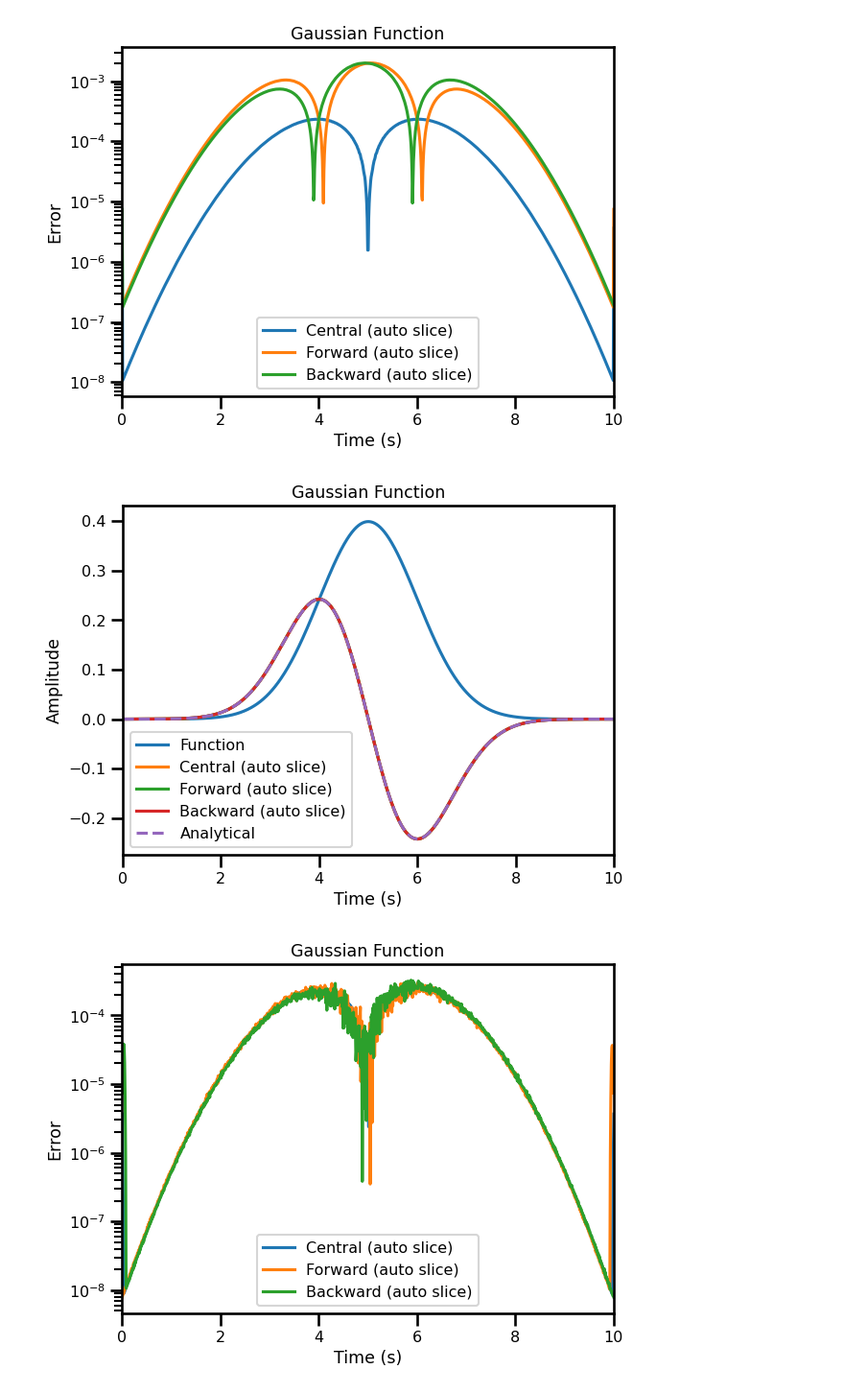
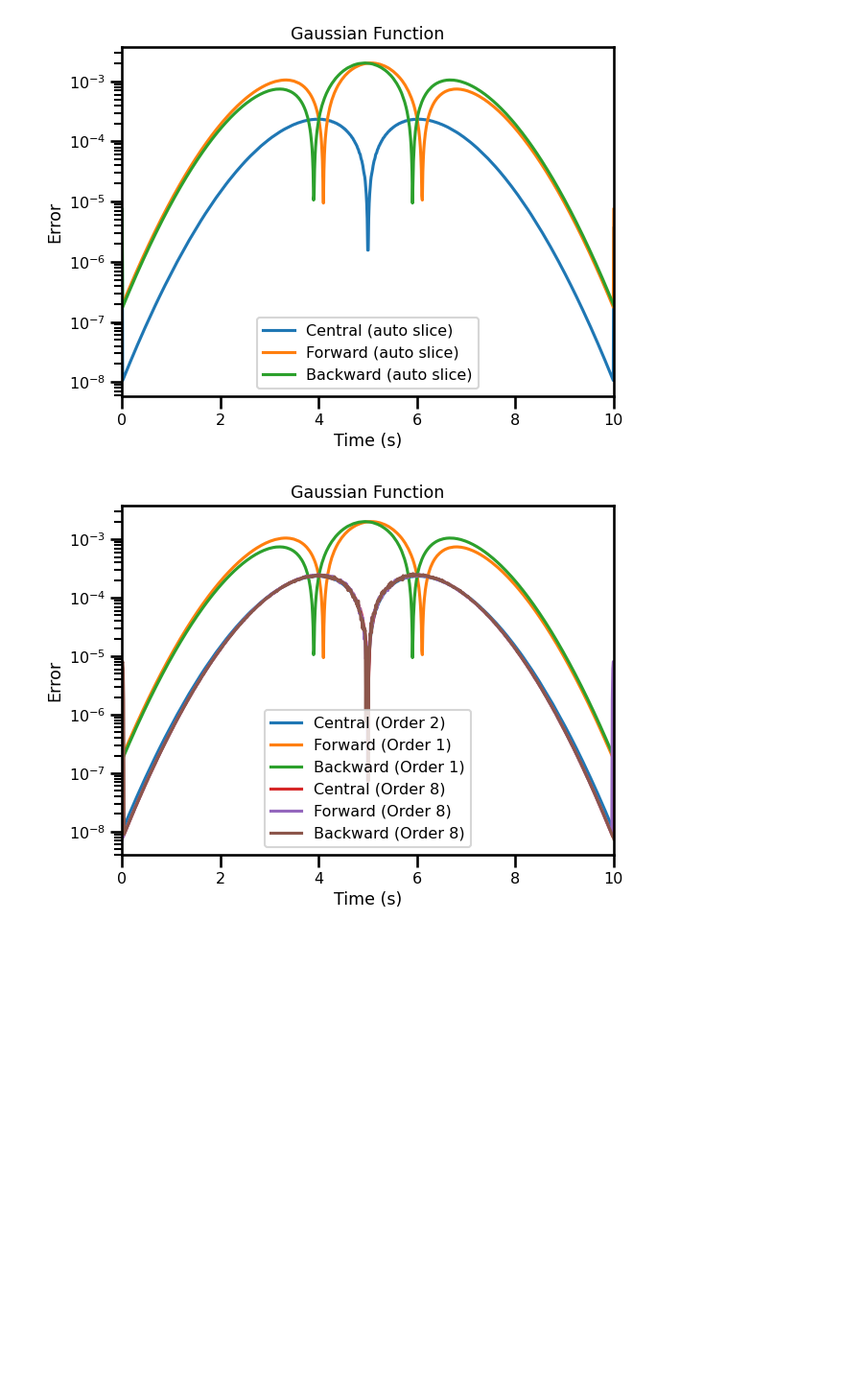
Before and after one commit to jejjohnson/jaxsw, a Jupyter notebook: notebooks/dev/eman/differential_operators/1_finite_diff_slice.ipynb, the cells around one changed output. Shown at 96% size. Cells and saved outputs as stored; diff of their text form; code cells hidden in the pictures; blank space fills up the shorter version.

```diff
--- a/notebooks/dev/eman/differential_operators/1_finite_diff_slice.ipynb
+++ b/notebooks/dev/eman/differential_operators/1_finite_diff_slice.ipynb
@@ -954,11 +954,11 @@ plt.show()
 [figure]
 [figure]
 # %%
-solutions["slice_auto"] = dict()
+solutions["slice_auto_fine"] = dict()
 
 dx = (dt,)
 axis = 0
-accuracy = 8
+accuracy = 4
 derivative = 1
 mode = "edge"
 method = "central"
@@ -973,12 +973,12 @@ operator = Derivative(
 )
 
 
-solutions["slice_auto"]["central"] = operator(f)
+solutions["slice_auto_fine"]["central"] = operator(f)
 
 # BACKWARDS
 dx = (dt,)
 axis = 0
-accuracy = 8
+accuracy = 4
 derivative = 1
 mode = "edge"
 method = "backward"
@@ -993,13 +993,13 @@ operator = Derivative(
 )
 
 
-solutions["slice_auto"]["backward"] = operator(f)
+solutions["slice_auto_fine"]["backward"] = operator(f)
 
 
 # FORWARD
 dx = (dt,)
 axis = 0
-accuracy = 8
+accuracy = 4
 derivative = 1
 mode = "edge"
 method = "forward"
@@ -1014,41 +1014,46 @@ operator = Derivative(
 )
 
 
-solutions["slice_auto"]["forward"] = operator(f)
+solutions["slice_auto_fine"]["forward"] = operator(f)
 # %%
-fig, ax = plt.subplots()
-ax.plot(time, f, label="Function")
-ax.plot(time, solutions["slice_auto"]["central"], label=f"Central (auto slice)")
-ax.plot(time, solutions["slice_auto"]["forward"], label=f"Forward (auto slice)")
-ax.plot(time, solutions["slice_auto"]["backward"], label=f"Backward (auto slice)")
-ax.plot(time, df, label="Analytical", linestyle="--")
-ax.set(
-    title="Gaussian Function",
-    xlabel="Time (s)",
-    ylabel="Amplitude",
-    xlim=(0,tmax)
-)
-plt.legend()
-plt.tight_layout()
-plt.show()
+# fig, ax = plt.subplots()
+# ax.plot(time, f, label="Function")
+# ax.plot(time, solutions["slice_auto"]["central"], label=f"Central (auto slice)")
+# ax.plot(time, solutions["slice_auto"]["forward"], label=f"Forward (auto slice)")
+# ax.plot(time, solutions["slice_auto"]["backward"], label=f"Backward (auto slice)")
+# ax.plot(time, df, label="Analytical", linestyle="--")
+# ax.set(
+#     title="Gaussian Function",
+#     xlabel="Time (s)",
+#     ylabel="Amplitude",
+#     xlim=(0,tmax)
+# )
+# plt.legend()
+# plt.tight_layout()
+# plt.show()
 
 fig, ax = plt.subplots()
 ax.plot(time,
-        np.abs(solutions["slice_auto"]["central"] - df), label="Central (auto slice)")
+        np.abs(solutions["slice_auto"]["central"] - df), label="Central (Order 2)")
 ax.plot(time,
-        np.abs(solutions["slice_auto"]["forward"] - df), label="Forward (auto slice)")
+        np.abs(solutions["slice_auto"]["forward"] - df), label="Forward (Order 1)")
 ax.plot(time,
-        np.abs(solutions["slice_auto"]["backward"] - df), label="Backward (auto slice)")
+        np.abs(solutions["slice_auto"]["backward"] - df), label="Backward (Order 1)")
+ax.plot(time,
+        np.abs(solutions["slice_auto_fine"]["central"] - df), label="Central (Order 8)")
+ax.plot(time,
+        np.abs(solutions["slice_auto_fine"]["forward"] - df), label="Forward (Order 8)")
+ax.plot(time,
+        np.abs(solutions["slice_auto_fine"]["backward"] - df), label="Backward (Order 8)")
 ax.set(
     title="Gaussian Function",
     xlabel="Time (s)",
     ylabel="Error",
     xlim=(0,tmax),
     yscale="log",
 )
 plt.legend()
 plt.tight_layout()
 plt.show()
 # %% [output]
-[figure, old version]
+[figure, new version]
-[figure, removed]
```
